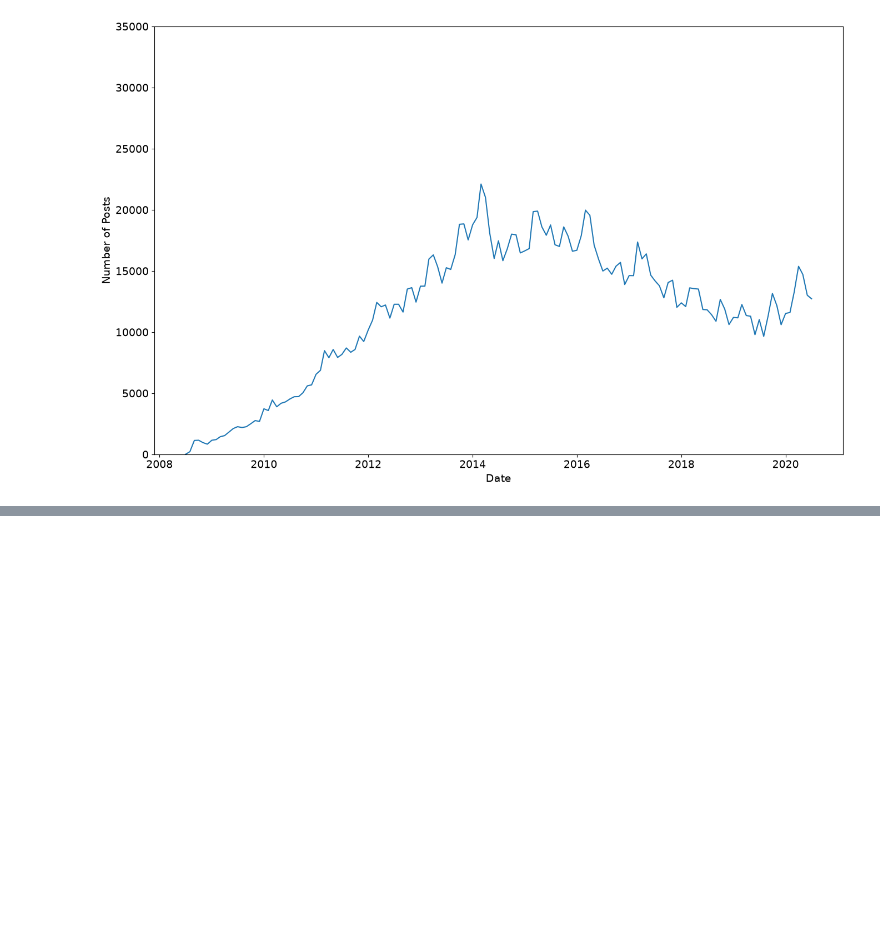
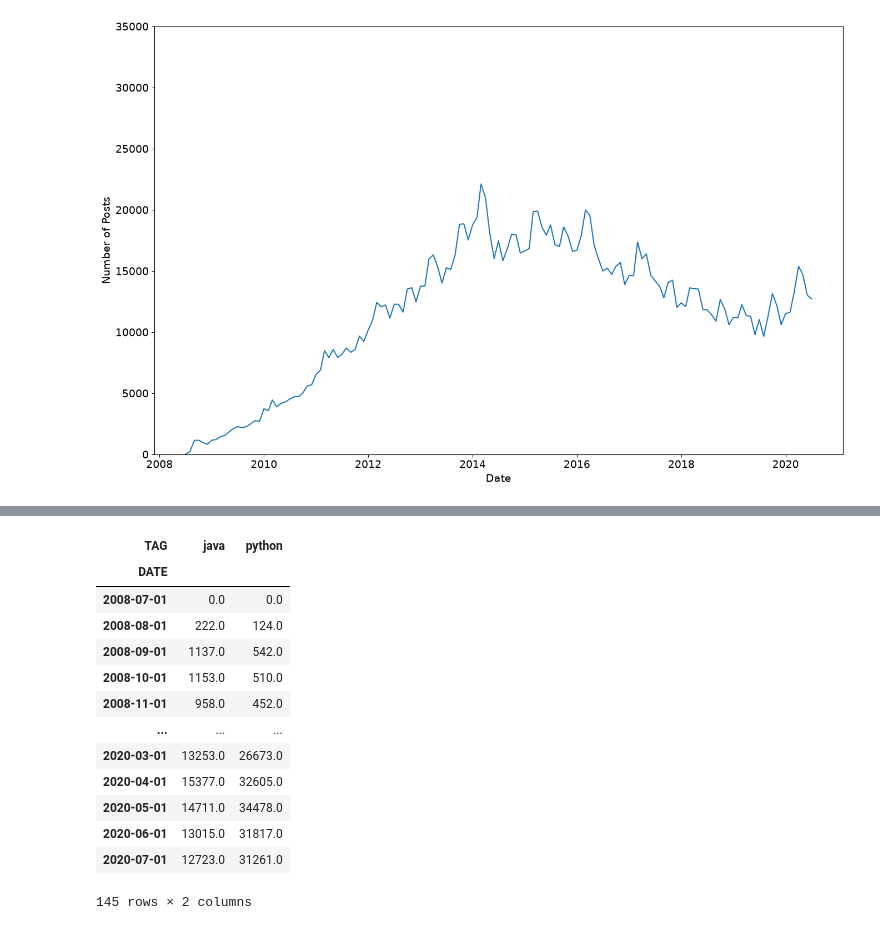
Before and after one commit to luisssSoto/100DifferentProjectsInPython, a Jupyter notebook: Day 73/main.ipynb, the cells around one changed output, grey strips where cells are left out. Saved outputs shown, nothing was run; the diff lists cells and outputs as text; code cells hidden in the pictures; blank space fills up the shorter version.

```diff
--- a/Day 73/main.ipynb
+++ b/Day 73/main.ipynb
@@ -119,8 +124,10 @@ df.head()
 | 3 | 2008-08-01 | c | 85 |
 | 4 | 2008-08-01 | python | 124 |
 # %%
-# Can you pivot the df DataFrame so that each row is a date and each column is a programming language?
-# Store the result under a variable called reshaped_df.
-reshaped = df.pivot(index='DATE', columns='TAG', values='POSTS')
-reshaped.head()
+# Can you pivot the df DataFrame so that each row is a date and each column is a
+# programming language?
+# Store the result under a variable called reshaped_df_df.
+reshaped_df = df.pivot(index='DATE', columns='TAG', values='POSTS')
+reshaped_df.head()
+reshaped_df.columns
 # %% [output]
@@ -327,0 +336,19 @@ pyplot.legend(fontsize=16)
+# %%
+# Understanding groupby
+res = reshaped_df.groupby('DATE')[['java', 'python']]
+res.head()
+# %% [output]
+| TAG | java | python |
+| DATE |  |  |
+| 2008-07-01 | 0.0 | 0.0 |
+| 2008-08-01 | 222.0 | 124.0 |
+| 2008-09-01 | 1137.0 | 542.0 |
+| 2008-10-01 | 1153.0 | 510.0 |
+| 2008-11-01 | 958.0 | 452.0 |
+| ... | ... | ... |
+| 2020-03-01 | 13253.0 | 26673.0 |
+| 2020-04-01 | 15377.0 | 32605.0 |
+| 2020-05-01 | 14711.0 | 34478.0 |
+| 2020-06-01 | 13015.0 | 31817.0 |
+| 2020-07-01 | 12723.0 | 31261.0 |
+145 rows × 2 columns
```
Also changed, not shown: parts of 23 cells of this notebook, 1 other file.
